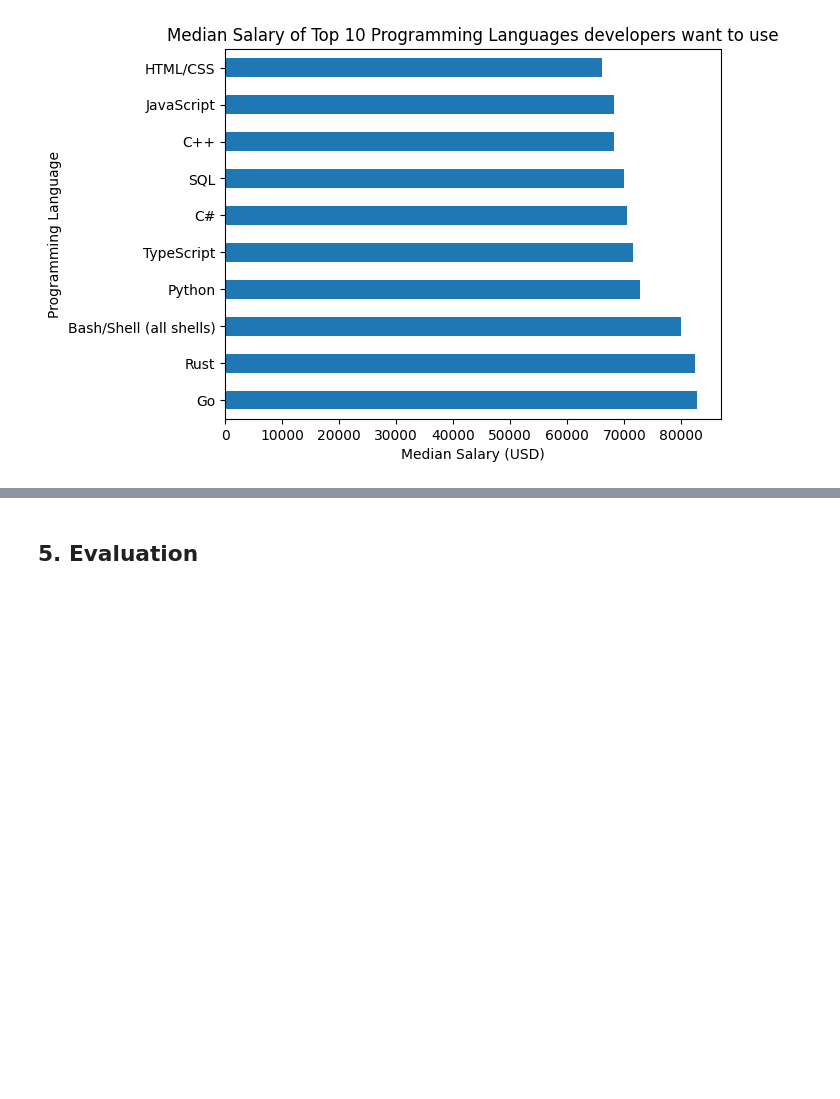
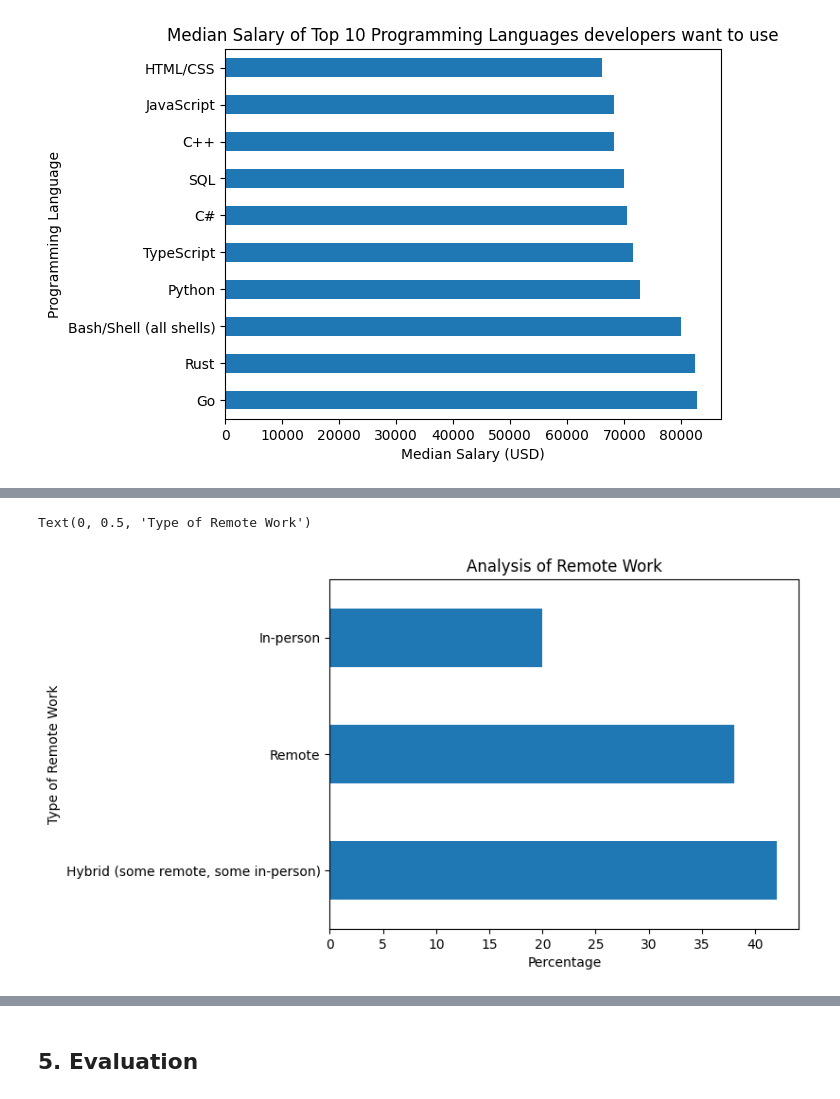
Before and after one commit to dirkhradecky/stackoverflow, a Jupyter notebook: stackoverflow.ipynb, the cells around one changed output, grey strips where cells are left out. Cells and saved outputs as stored; diff of their text form; code cells hidden in the pictures; blank space fills up the shorter version.

```diff
--- a/stackoverflow.ipynb
+++ b/stackoverflow.ipynb
@@ -620,0 +695,17 @@ plt.ylabel("Programming Language");
+# %%
+remote.columns = ["Remote", "Count"]
+# %%
+total = remote.Count.sum()
+remote["Percentage"] = (remote["Count"]/total) * 100
+# %%
+remote = remote.drop("Count", axis=1)
+# %%
+remote = remote.set_index("Remote")
+# %%
+remote["Percentage"].plot(kind="barh")
+plt.title("Analysis of Remote Work")
+plt.xlabel("Percentage")
+plt.ylabel("Type of Remote Work")
+# %% [output]
+Text(0, 0.5, 'Type of Remote Work')
+[figure, added]
```
Also changed, not shown: parts of 23 cells of this notebook, 1 other file.
